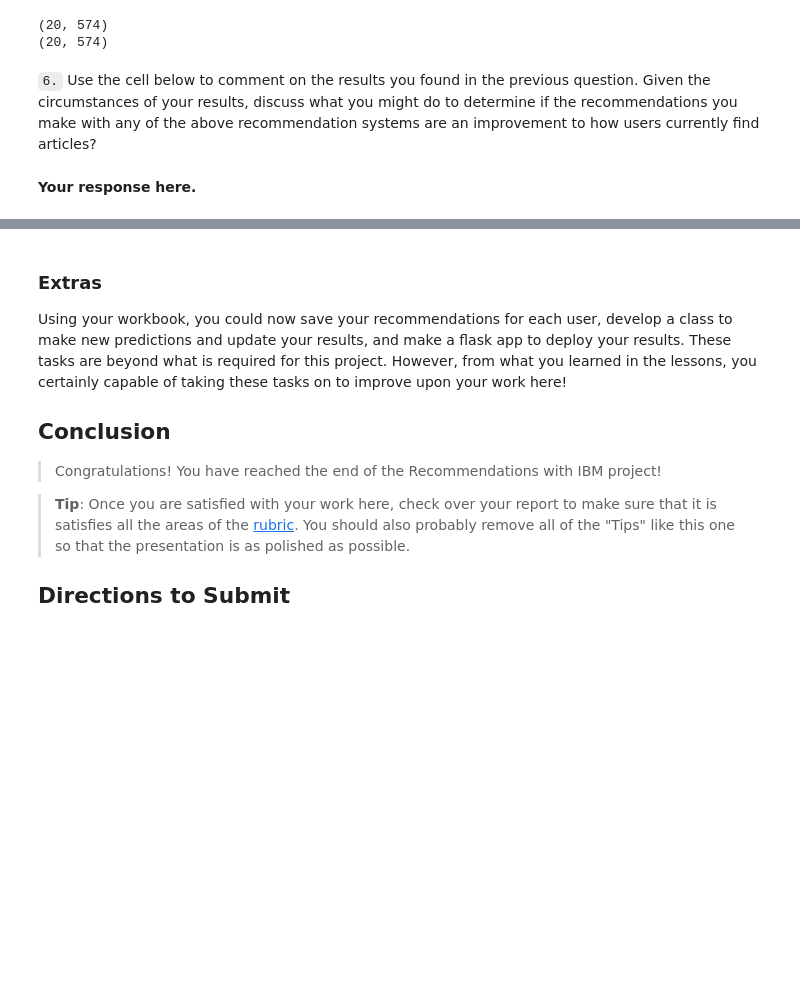
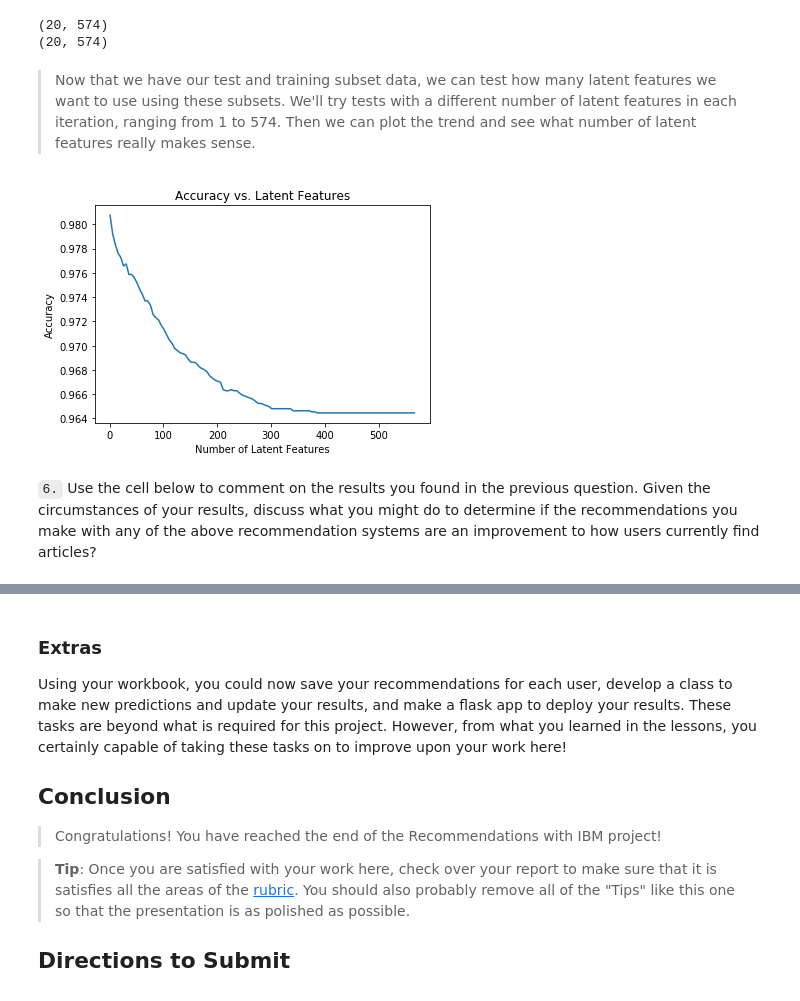
Before and after one commit to vikramtharakan/IBM_recommendations, a Jupyter notebook: Recommendations_with_IBM.ipynb, the cells around one changed output, grey strips where cells are left out. Drawn from its saved outputs; the diff is of its cells as text; code cells hidden in the pictures; blank space fills up the shorter version.

Commit message:
Add files via upload
Finished project, will attempt extra solution later today

```diff
--- a/Recommendations_with_IBM.ipynb
+++ b/Recommendations_with_IBM.ipynb
@@ -875,7 +875,37 @@ print(test_subset.shape)
 # %% [output]
 (20, 574)
 (20, 574)
+# %% [markdown]
+> Now that we have our test and training subset data, we can test how many latent features we want to use using these subsets. We'll try tests with a different number of latent features in each iteration, ranging from 1 to 574. Then we can plot the trend and see what number of latent features really makes sense.
+# %%
+# Getting column and row indexes that we will use for the u and v sub-matrices.
+# We found these values earlier in our test_subset, now we just need these indices
+col_index = np.where(np.in1d(user_item_train.columns, np.intersect1d(test_arts,user_item_train.columns)))[0]
+row_index = np.where(np.in1d(user_item_train.index, np.intersect1d(test_idx,user_item_train.index)))[0]
+# %%
+sum_errs = []
+n_latent = np.arange(1,571,5)
+
+for k in n_latent:
+    s_sub, u_sub, vt_sub = np.diag(s_train[:k]), u_train[:, :k], vt_train[:k, :]
+    u_test, vt_test = u_sub[row_index, :], vt_sub[:, col_index]
+
+    # take dot product
+    user_item_test_subset_est = np.around(np.dot(np.dot(u_test, s_sub), vt_test))
+
+    # compute error for each prediction to actual value
+    diffs = np.subtract(test_subset, user_item_test_subset_est)
+
+    # total errors and keep track of them
+    err = np.sum(np.sum(np.abs(diffs)))
+    sum_errs.append(err)
+
+n_interactions_sub = test_subset.shape[0]*test_subset.shape[1]
+plt.plot(n_latent, 1 - np.array(sum_errs)/n_interactions_sub);
+plt.title('Accuracy vs. Latent Features');
+plt.xlabel('Number of Latent Features');
+plt.ylabel('Accuracy');
+# %% [output]
+[figure, added]
 # %% [markdown]
 `6.` Use the cell below to comment on the results you found in the previous question. Given the circumstances of your results, discuss what you might do to determine if the recommendations you make with any of the above recommendation systems are an improvement to how users currently find articles?
-# %% [markdown]
-**Your response here.**
```
Also changed, not shown: parts of 6 cells of this notebook, 1 other file.
